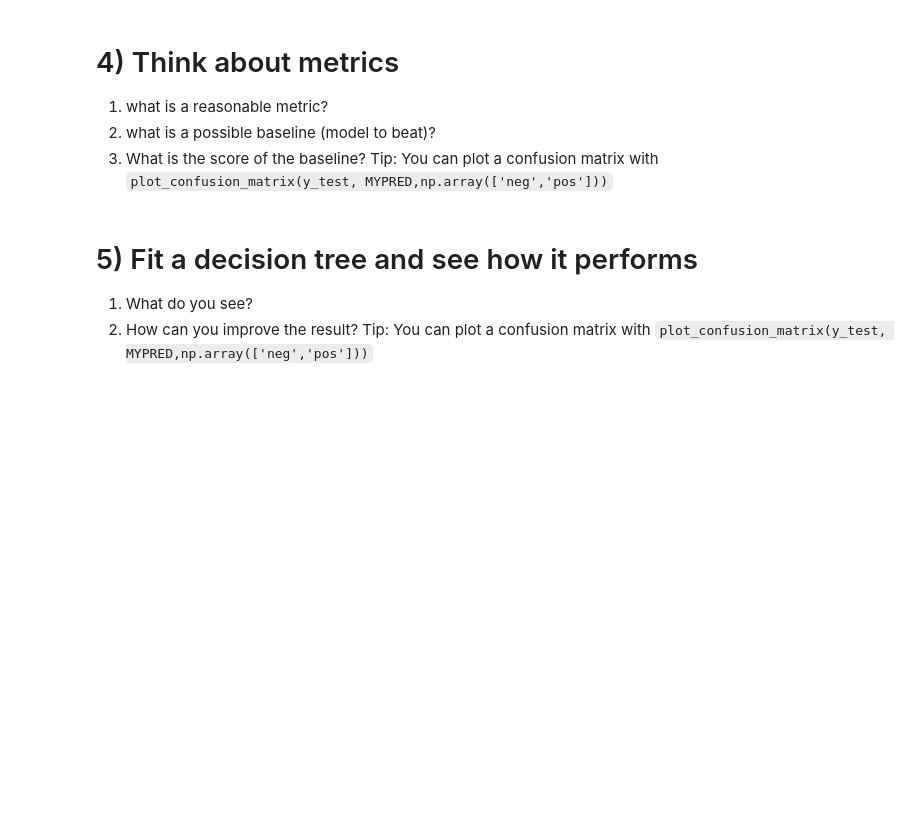
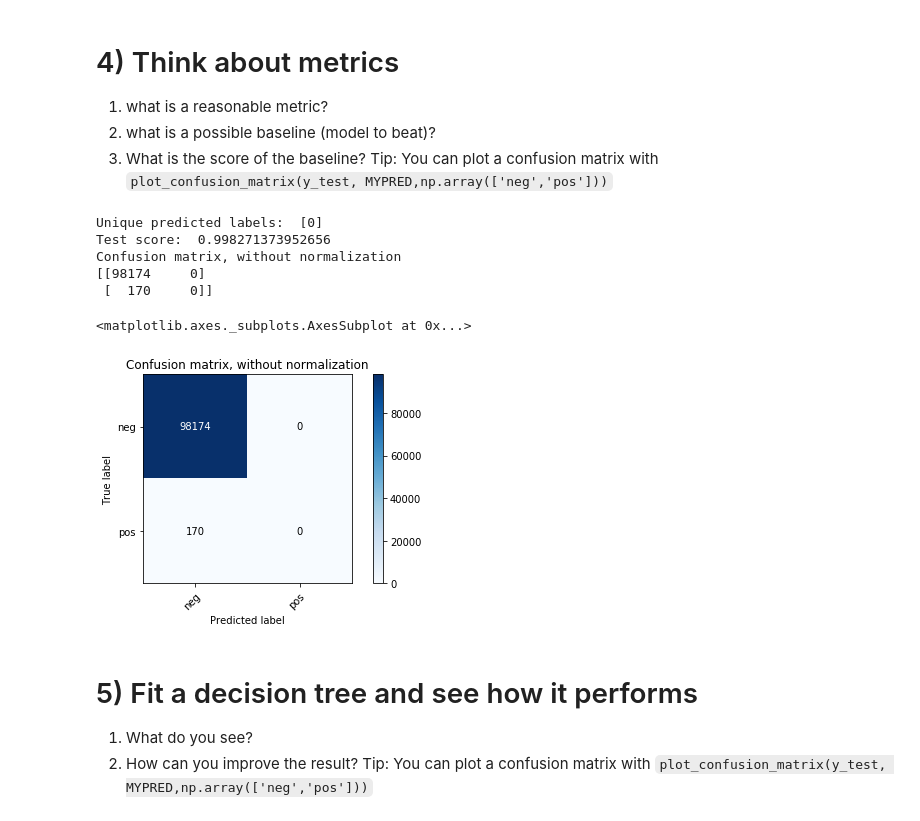
Before and after one commit to RotterdamAI/Ada-s-AI-Bootcamp, a Jupyter notebook: Machine_Learning_Week_2/02-Decision-Trees.ipynb, the cells around one changed output. Drawn from its saved outputs; the diff is of its cells as text; code cells hidden in the pictures; blank space fills up the shorter version.

```diff
--- a/Machine_Learning_Week_2/02-Decision-Trees.ipynb
+++ b/Machine_Learning_Week_2/02-Decision-Trees.ipynb
@@ -167,3 +219,26 @@ Tip: You can plot a confusion matrix with
+# %%
+## answer here
+
+# DummyClassifier to predict only target 0
+dummy = DummyClassifier(strategy='most_frequent').fit(X_train, y_train)
+dummy_pred = dummy.predict(X_test)
+
+# checking unique labels
+print('Unique predicted labels: ', (np.unique(dummy_pred)))
+
+# checking accuracy
+print('Test score: ', accuracy_score(y_test, dummy_pred))
+
+# confusion matrix
+plot_confusion_matrix(y_test, dummy_pred,np.array(['neg','pos']))
+# %% [output]
+Unique predicted labels:  [0]
+Test score:  0.998271373952656
+Confusion matrix, without normalization
+[[98174     0]
+ [  170     0]]
+<matplotlib.axes._subplots.AxesSubplot at 0x...>
+[figure, added]
 # %% [markdown]
 # 5) Fit a decision tree and see how it performs
 1. What do you see?
```
Also changed, not shown: parts of 21 cells of this notebook.
